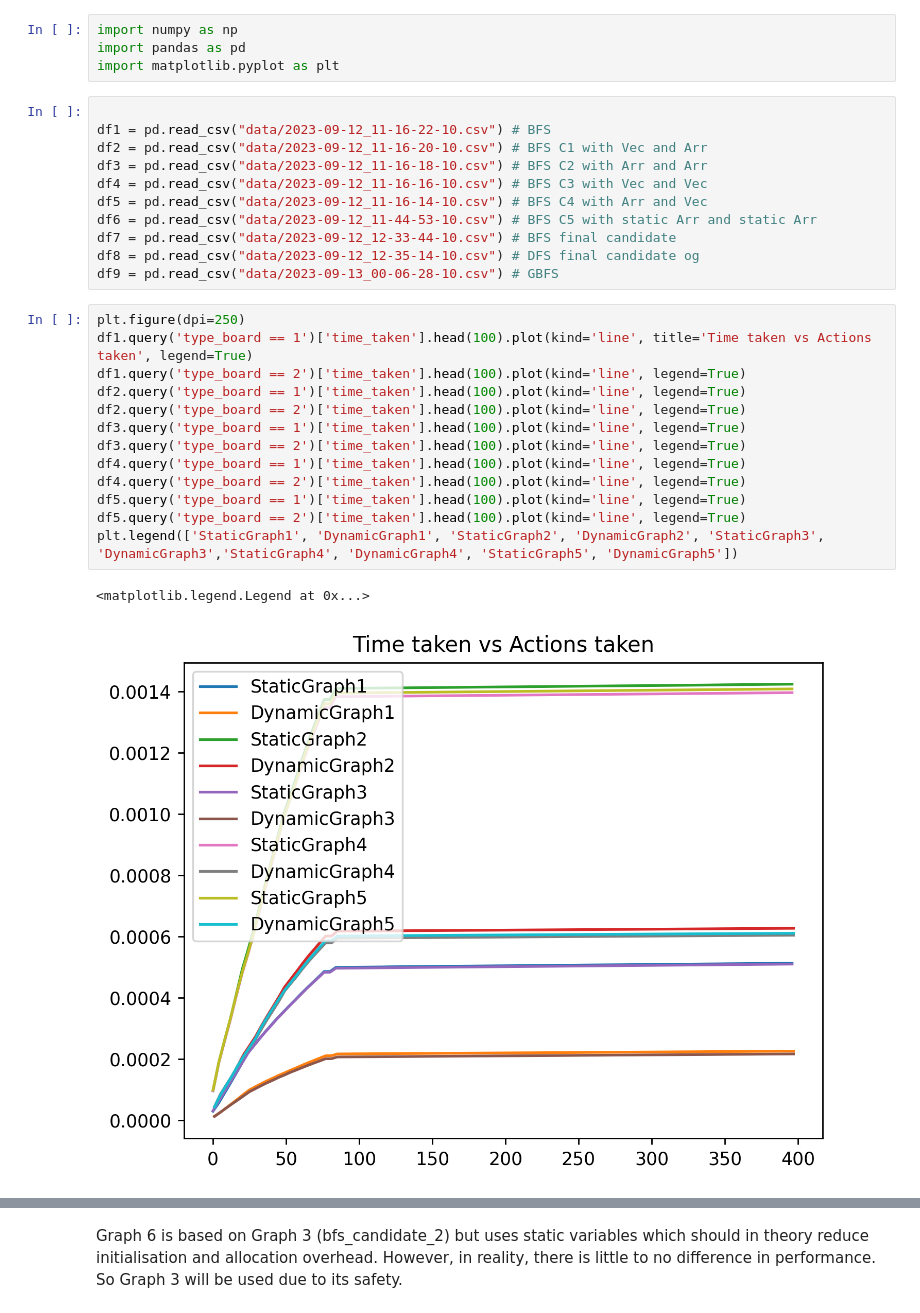
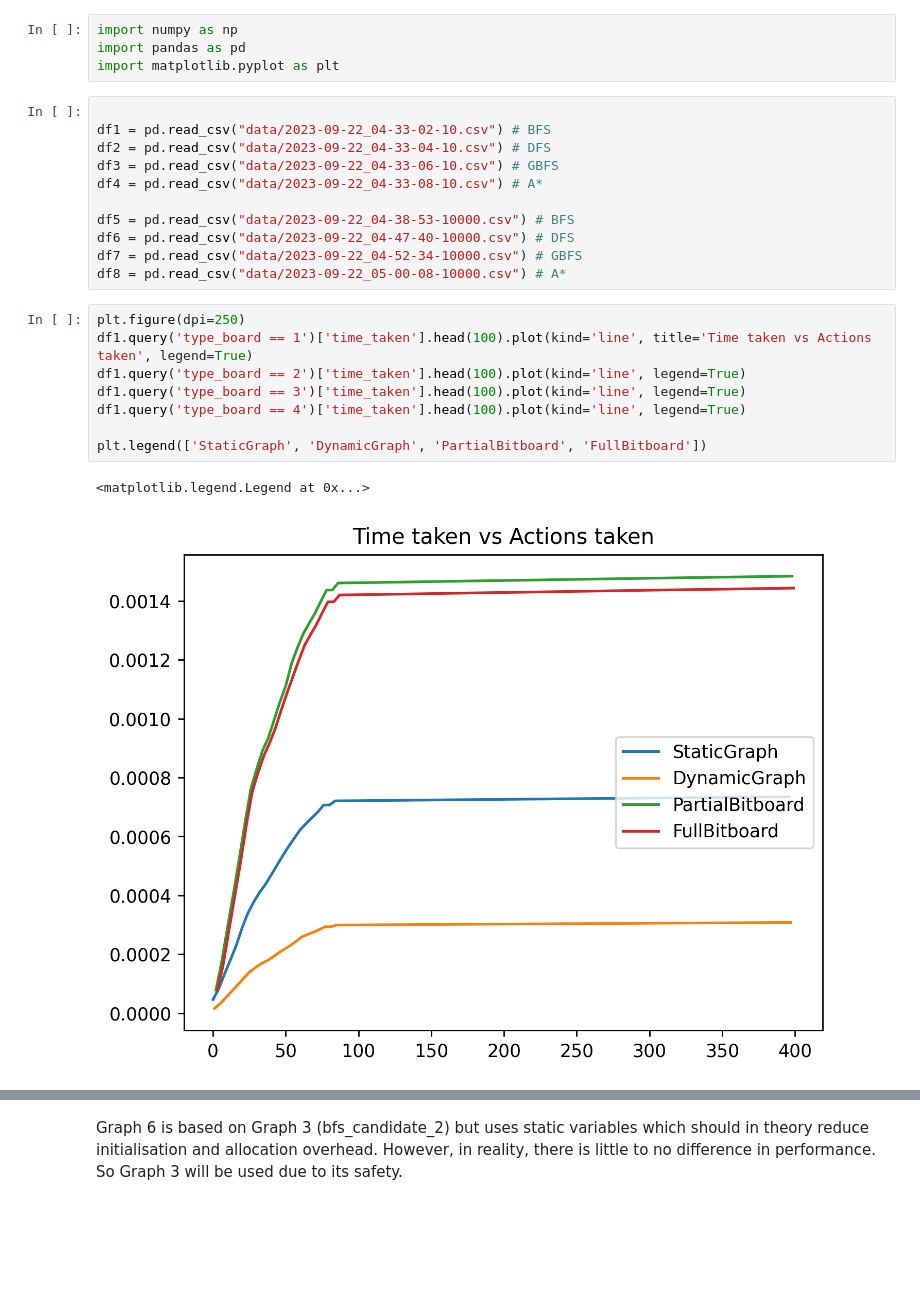
Before and after one commit to EugeniusK/Quoridor-AI, a Jupyter notebook: refactored_src/Rs_Quoridor/data_vis.ipynb, the cells around one changed output, grey strips where cells are left out. Drawn from its saved outputs; the diff is of its cells as text; blank space fills up the shorter version.

Commit message:
data from initial BFS, GBFS, DFS, A*

```diff
--- a/refactored_src/Rs_Quoridor/data_vis.ipynb
+++ b/refactored_src/Rs_Quoridor/data_vis.ipynb
@@ -4,28 +4,23 @@ import pandas as pd
 import matplotlib.pyplot as plt
 # %%
 
-df1 = pd.read_csv("data/2023-09-12_11-16-22-10.csv") # BFS
-df2 = pd.read_csv("data/2023-09-12_11-16-20-10.csv") # BFS C1 with Vec and Arr
-df3 = pd.read_csv("data/2023-09-12_11-16-18-10.csv") # BFS C2 with Arr and Arr
-df4 = pd.read_csv("data/2023-09-12_11-16-16-10.csv") # BFS C3 with Vec and Vec
-df5 = pd.read_csv("data/2023-09-12_11-16-14-10.csv") # BFS C4 with Arr and Vec
-df6 = pd.read_csv("data/2023-09-12_11-44-53-10.csv") # BFS C5 with static Arr and static Arr
-df7 = pd.read_csv("data/2023-09-12_12-33-44-10.csv") # BFS final candidate
-df8 = pd.read_csv("data/2023-09-12_12-35-14-10.csv") # DFS final candidate og
-df9 = pd.read_csv("data/2023-09-13_00-06-28-10.csv") # GBFS
+df1 = pd.read_csv("data/2023-09-22_04-33-02-10.csv") # BFS
+df2 = pd.read_csv("data/2023-09-22_04-33-04-10.csv") # DFS
+df3 = pd.read_csv("data/2023-09-22_04-33-06-10.csv") # GBFS
+df4 = pd.read_csv("data/2023-09-22_04-33-08-10.csv") # A*
+
+df5 = pd.read_csv("data/2023-09-22_04-38-53-10000.csv") # BFS
+df6 = pd.read_csv("data/2023-09-22_04-47-40-10000.csv") # DFS
+df7 = pd.read_csv("data/2023-09-22_04-52-34-10000.csv") # GBFS
+df8 = pd.read_csv("data/2023-09-22_05-00-08-10000.csv") # A*
 # %%
 plt.figure(dpi=250)
 df1.query('type_board == 1')['time_taken'].head(100).plot(kind='line', title='Time taken vs Actions taken', legend=True)
 df1.query('type_board == 2')['time_taken'].head(100).plot(kind='line', legend=True)
-df2.query('type_board == 1')['time_taken'].head(100).plot(kind='line', legend=True)
-df2.query('type_board == 2')['time_taken'].head(100).plot(kind='line', legend=True)
-df3.query('type_board == 1')['time_taken'].head(100).plot(kind='line', legend=True)
-df3.query('type_board == 2')['time_taken'].head(100).plot(kind='line', legend=True)
-df4.query('type_board == 1')['time_taken'].head(100).plot(kind='line', legend=True)
-df4.query('type_board == 2')['time_taken'].head(100).plot(kind='line', legend=True)
-df5.query('type_board == 1')['time_taken'].head(100).plot(kind='line', legend=True)
-df5.query('type_board == 2')['time_taken'].head(100).plot(kind='line', legend=True)
-plt.legend(['StaticGraph1', 'DynamicGraph1', 'StaticGraph2', 'DynamicGraph2', 'StaticGraph3', 'DynamicGraph3','StaticGraph4', 'DynamicGraph4', 'StaticGraph5', 'DynamicGraph5'])
+df1.query('type_board == 3')['time_taken'].head(100).plot(kind='line', legend=True)
+df1.query('type_board == 4')['time_taken'].head(100).plot(kind='line', legend=True)
+
+plt.legend(['StaticGraph', 'DynamicGraph', 'PartialBitboard', 'FullBitboard'])
 # %% [output]
 <matplotlib.legend.Legend at 0x...>
-[figure, old version]
+[figure, new version]
```
Also changed, not shown: parts of 6 cells of this notebook.
